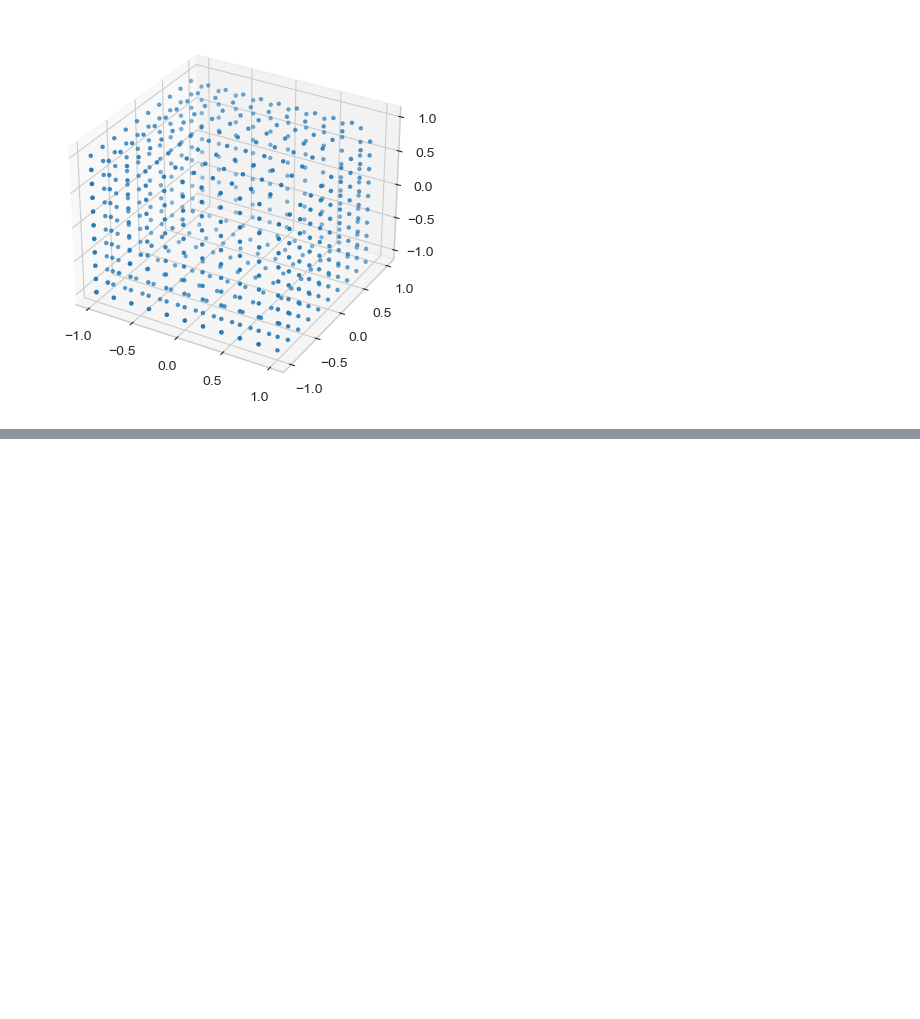
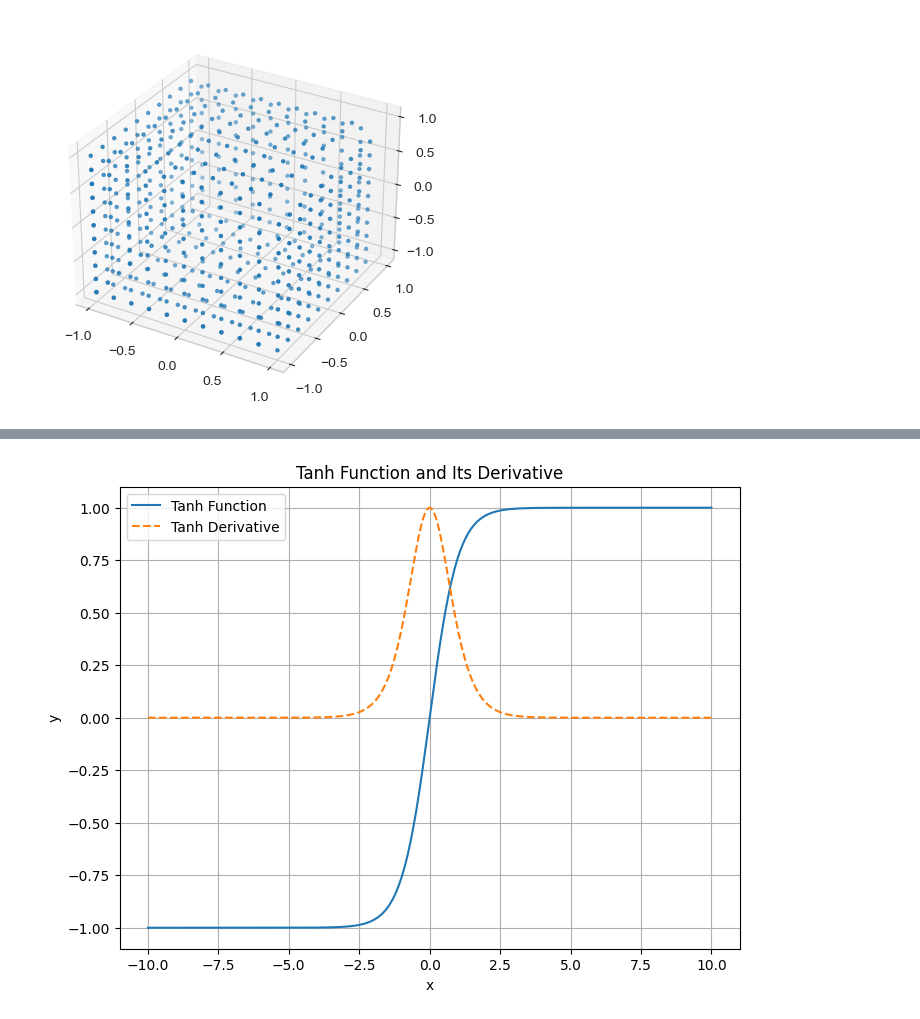
Before and after one commit to jarix/Python_Snippets, a Jupyter notebook: matplotlib_101.ipynb, the cells around one changed output, grey strips where cells are left out. Drawn from its saved outputs; the diff is of its cells as text; code cells hidden in the pictures; blank space fills up the shorter version.

```diff
--- a/matplotlib_101.ipynb
+++ b/matplotlib_101.ipynb
@@ -339,0 +371,25 @@ plt.show()
+# %%
+# Define tanh function and its derivative
+def tanh(x):
+    return np.tanh(x)
+
+def tanh_derivative(x):
+    return 1 - np.tanh(x)**2
+
+
+# Calculate tanh and its derivative
+y_tanh = tanh(x)
+y_tanh_derivative = tanh_derivative(x)
+
+# Plot tanh and its derivative
+plt.figure(figsize=(8, 6))
+plt.plot(x, y_tanh, label='Tanh Function')
+plt.plot(x, y_tanh_derivative, label='Tanh Derivative', linestyle='--')
+plt.title('Tanh Function and Its Derivative')
+plt.xlabel('x')
+plt.ylabel('y')
+plt.grid(True)
+plt.legend()
+plt.show()
+# %% [output]
+[figure, added]
```
Also changed, not shown: parts of 5 cells of this notebook.
